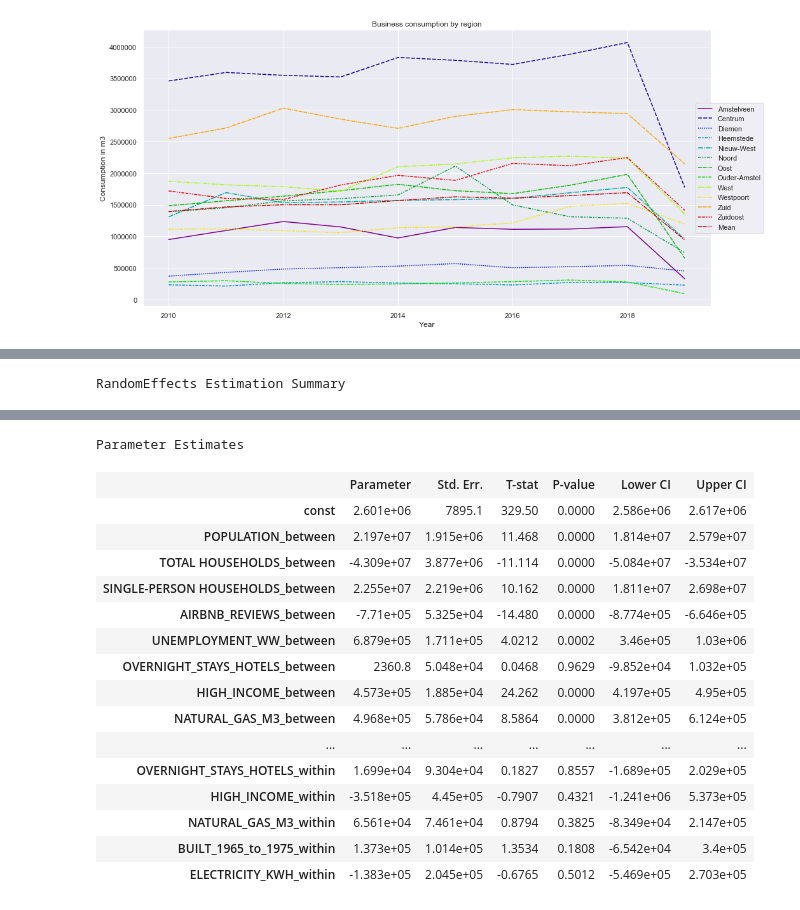
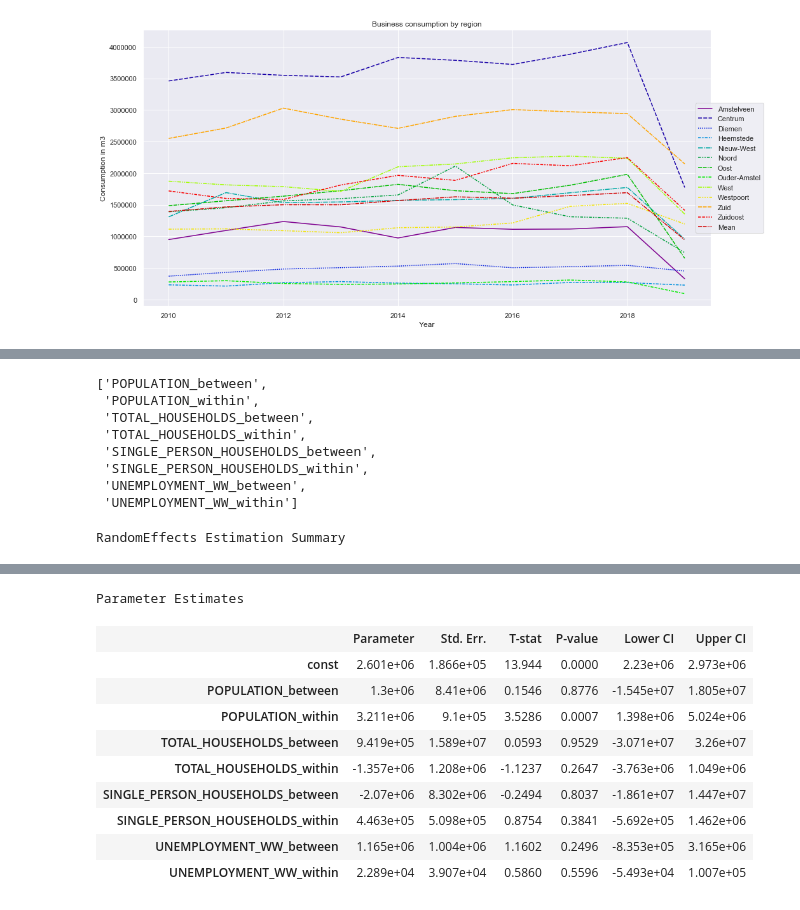
Before and after one commit to benplatten/UvA_DSP_Waternet, a Jupyter notebook: modelling/final_REWB_model.ipynb, the cells around one changed output, grey strips where cells are left out. Saved outputs shown, nothing was run; the diff lists cells and outputs as text; code cells hidden in the pictures.

Commit message:
Replaced repeated preprocessing with functions

```diff
--- a/modelling/final_REWB_model.ipynb
+++ b/modelling/final_REWB_model.ipynb
@@ -341,5 +366,5 @@ print(train.shape, test.shape, extrap.shape)
 # %%
-df_consumption = train.reset_index().merge(df_target_HB, how='left', on=['YEAR', 'REGION'])\
+df_consumption = train.append(test).reset_index().merge(df_target_HB, how='left', on=['YEAR', 'REGION'])\
     [['REGION', 'YEAR', 'POPULATION', 'AVG_DAY']]
 # add calculated column with consumption per person
 df_consumption['CONSUMPTION_PP'] = df_consumption['AVG_DAY'] / df_consumption['POPULATION']
@@ -748,0 +386,31 @@ extrap_ZB
+# %%
+# function to add group-meaned and de-meaned features to dataframe
+def bw_est(df):
+    for col in df.columns:
+        df = df.reset_index().merge(df[col].mean(level=0).rename('{}_between'.format(col)),\
+            on='REGION', how='left').set_index(['REGION', 'YEAR'])
+        df['{}_within'.format(col)] = df[col] - df['{}_between'.format(col)]
+    return df
+
+# function to prepare training and test sets for modelling
+def prep_dataset(train, test, y):
+    # normalizing numerical features
+    scaler = StandardScaler()
+    train[train.columns.drop('time')] = scaler.fit_transform(train.drop('time', axis=1))
+    test[test.columns.drop('time')] = scaler.transform(test.drop('time', axis=1))
+
+    # creating dict to store datasets
+    datasets = {'train': bw_est(train), 'test': bw_est(test)}
+
+    for c in itertools.product(datasets.keys(), ['hb', 'zb']):
+        right = y.loc[y.OBJECT_CLUSTER.str[:2] == c[1].upper()].groupby(['REGION', 'YEAR']).sum().reset_index()
+        datasets['_'.join(c)] = datasets[c[0]].reset_index().merge(right, how='left', on=['YEAR', 'REGION'])\
+        .set_index(['REGION', 'YEAR'])
+
+    return datasets
+# %%
+# Obtaining train and test sets
+datasets = prep_dataset(train, test, df_target)
+train_HB, train_ZB = datasets['train_hb'], datasets['train_hb']
+test_HB, test_ZB = datasets['test_hb'], datasets['test_zb']
+train_HB
@@ -768 +451,9 @@ Index(['POPULATION', 'POPULATION 0 TO 15 Y/O', 'POPULATION 15 TO 25 Y/O',
       dtype='object')
+# %%
+# Defining Time-Varying (TV) variables for households
+tv_vars_hb = ['POPULATION', 'TOTAL_HOUSEHOLDS', 'SINGLE_PERSON_HOUSEHOLDS', 'UNEMPLOYMENT_WW', 'AIRBNB_REVIEWS']\
+    'OVERNIGHT_STAYS_HOTELS', 'HIGH_INCOME', 'NATURAL_GAS_M3', 'BUILT_1965_to_1975', 'ELECTRICITY_KWH']
+# Defining Time-Varying (TV) variables for businesses
+tv_vars_zb = ['POPULATION', 'TOTAL_HOUSEHOLDS', 'SINGLE_PERSON_HOUSEHOLDS', 'HOUSEHOLDS_WO_CHILDREN',\
+    'AIRBNB_REVIEWS', 'UNEMPLOYMENT_WW', 'NUMBER_OF_JOBS', 'OVERNIGHT_STAYS_HOTELS', 'PLACES_TO_EAT',\
+        'NATURAL_GAS_M3', 'ELECTRICITY_KWH']
@@ -769,3 +462,14 @@ Index(['POPULATION', 'POPULATION 0 TO 15 Y/O', 'POPULATION 15 TO 25 Y/O',
+# %%
+['_'.join(x) for x in itertools.product(tv_vars_hb, ['between', 'within'])]
+# %% [output]
+['POPULATION_between',
+ 'POPULATION_within',
+ 'TOTAL_HOUSEHOLDS_between',
+ 'TOTAL_HOUSEHOLDS_within',
+ 'SINGLE_PERSON_HOUSEHOLDS_between',
+ 'SINGLE_PERSON_HOUSEHOLDS_within',
+ 'UNEMPLOYMENT_WW_between',
+ 'UNEMPLOYMENT_WW_within']
 # %%
 # Random effects on households:
 endo = train_HB.AVG_DAY
@@ -773,7 +477,7 @@ endo = train_HB.AVG_DAY
 #    'AIRBNB_REVIEWS', 'UNEMPLOYMENT_WW', 'NUMBER_OF_JOBS', 'OVERNIGHT_STAYS_HOTELS', 'PLACES_TO_EAT',\
 #        'POPULATION_between', 'POPULATION_within', 'TOTAL_HOUSEHOLDS_between', 'TOTAL_HOUSEHOLDS_within']
              #, 'RENTAL_HOMES', 'HIGH_INCOME', 'BUILT_before_1945', 'BUILT_1945_to_1965', 'BUILT_1975_to_1985', 'BUILT_1985_to_1995']
-exog_vars = ['{}_between'.format(var) for var in tv_vars_hb] + ['{}_within'.format(var) for var in tv_vars_hb]# + ['year']
+exog_vars = ['_'.join(x) for x in itertools.product(tv_vars_hb, ['between', 'within'])]
 exog = sm.add_constant(train_HB[exog_vars])
 
 RE_res_hb = RandomEffects(endo, exog).fit(use_lsdv=True, cov_type='robust')
@@ -796,21 +500,15 @@ RandomEffects Estimation Summary
 | Avg Obs: | 12.000 |  |  |
 | Min Obs: | 12.000 |  |  |
 | Max Obs: | 12.000 |  |  |
 |  |  |  |  |
 Parameter Estimates
 |  | Parameter | Std. Err. | T-stat | P-value | Lower CI | Upper CI |
-| const | 2.601e+06 | 7895.1 | 329.50 | 0.0000 | 2.586e+06 | 2.617e+06 |
-| POPULATION_between | 2.197e+07 | 1.915e+06 | 11.468 | 0.0000 | 1.814e+07 | 2.579e+07 |
-| TOTAL HOUSEHOLDS_between | -4.309e+07 | 3.877e+06 | -11.114 | 0.0000 | -5.084e+07 | -3.534e+07 |
-| SINGLE-PERSON HOUSEHOLDS_between | 2.255e+07 | 2.219e+06 | 10.162 | 0.0000 | 1.811e+07 | 2.698e+07 |
-| AIRBNB_REVIEWS_between | -7.71e+05 | 5.325e+04 | -14.480 | 0.0000 | -8.774e+05 | -6.646e+05 |
-| UNEMPLOYMENT_WW_between | 6.879e+05 | 1.711e+05 | 4.0212 | 0.0002 | 3.46e+05 | 1.03e+06 |
-| OVERNIGHT_STAYS_HOTELS_between | 2360.8 | 5.048e+04 | 0.0468 | 0.9629 | -9.852e+04 | 1.032e+05 |
-| HIGH_INCOME_between | 4.573e+05 | 1.885e+04 | 24.262 | 0.0000 | 4.197e+05 | 4.95e+05 |
-| NATURAL_GAS_M3_between | 4.968e+05 | 5.786e+04 | 8.5864 | 0.0000 | 3.812e+05 | 6.124e+05 |
-| ... | ... | ... | ... | ... | ... | ... |
-| OVERNIGHT_STAYS_HOTELS_within | 1.699e+04 | 9.304e+04 | 0.1827 | 0.8557 | -1.689e+05 | 2.029e+05 |
-| HIGH_INCOME_within | -3.518e+05 | 4.45e+05 | -0.7907 | 0.4321 | -1.241e+06 | 5.373e+05 |
-| NATURAL_GAS_M3_within | 6.561e+04 | 7.461e+04 | 0.8794 | 0.3825 | -8.349e+04 | 2.147e+05 |
-| BUILT_1965_to_1975_within | 1.373e+05 | 1.014e+05 | 1.3534 | 0.1808 | -6.542e+04 | 3.4e+05 |
-| ELECTRICITY_KWH_within | -1.383e+05 | 2.045e+05 | -0.6765 | 0.5012 | -5.469e+05 | 2.703e+05 |
+| const | 2.601e+06 | 1.866e+05 | 13.944 | 0.0000 | 2.23e+06 | 2.973e+06 |
+| POPULATION_between | 1.3e+06 | 8.41e+06 | 0.1546 | 0.8776 | -1.545e+07 | 1.805e+07 |
+| POPULATION_within | 3.211e+06 | 9.1e+05 | 3.5286 | 0.0007 | 1.398e+06 | 5.024e+06 |
+| TOTAL_HOUSEHOLDS_between | 9.419e+05 | 1.589e+07 | 0.0593 | 0.9529 | -3.071e+07 | 3.26e+07 |
+| TOTAL_HOUSEHOLDS_within | -1.357e+06 | 1.208e+06 | -1.1237 | 0.2647 | -3.763e+06 | 1.049e+06 |
+| SINGLE_PERSON_HOUSEHOLDS_between | -2.07e+06 | 8.302e+06 | -0.2494 | 0.8037 | -1.861e+07 | 1.447e+07 |
+| SINGLE_PERSON_HOUSEHOLDS_within | 4.463e+05 | 5.098e+05 | 0.8754 | 0.3841 | -5.692e+05 | 1.462e+06 |
+| UNEMPLOYMENT_WW_between | 1.165e+06 | 1.004e+06 | 1.1602 | 0.2496 | -8.353e+05 | 3.165e+06 |
+| UNEMPLOYMENT_WW_within | 2.289e+04 | 3.907e+04 | 0.5860 | 0.5596 | -5.493e+04 | 1.007e+05 |
```
Also changed, not shown: parts of 59 cells of this notebook.
